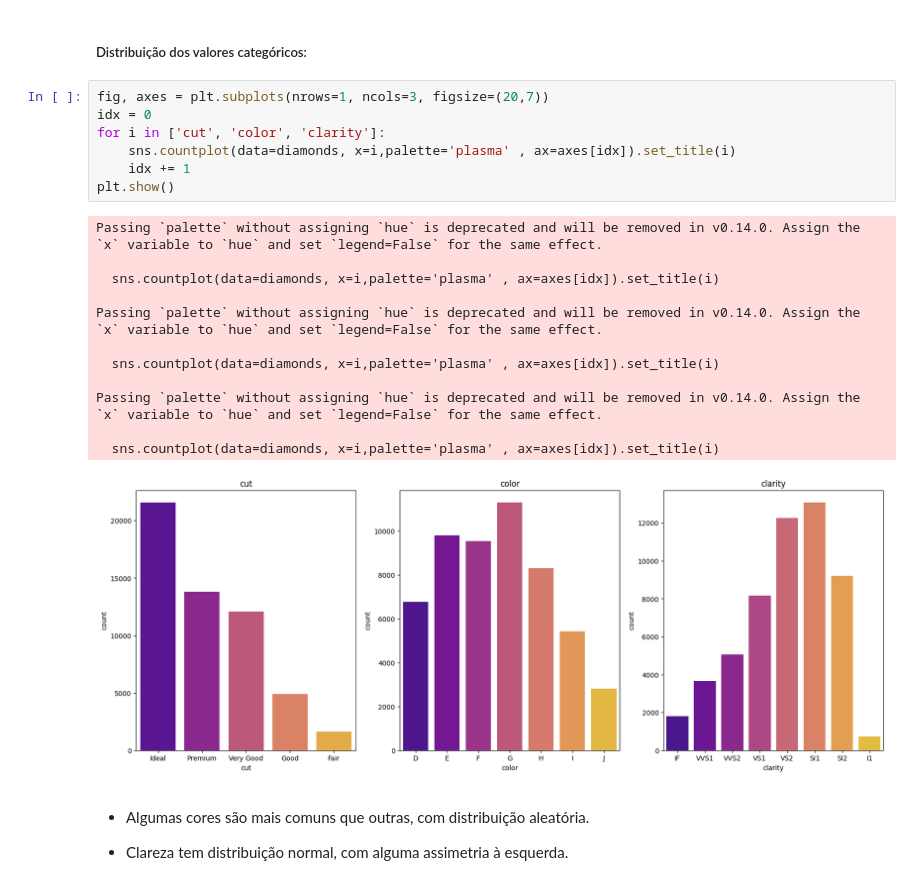
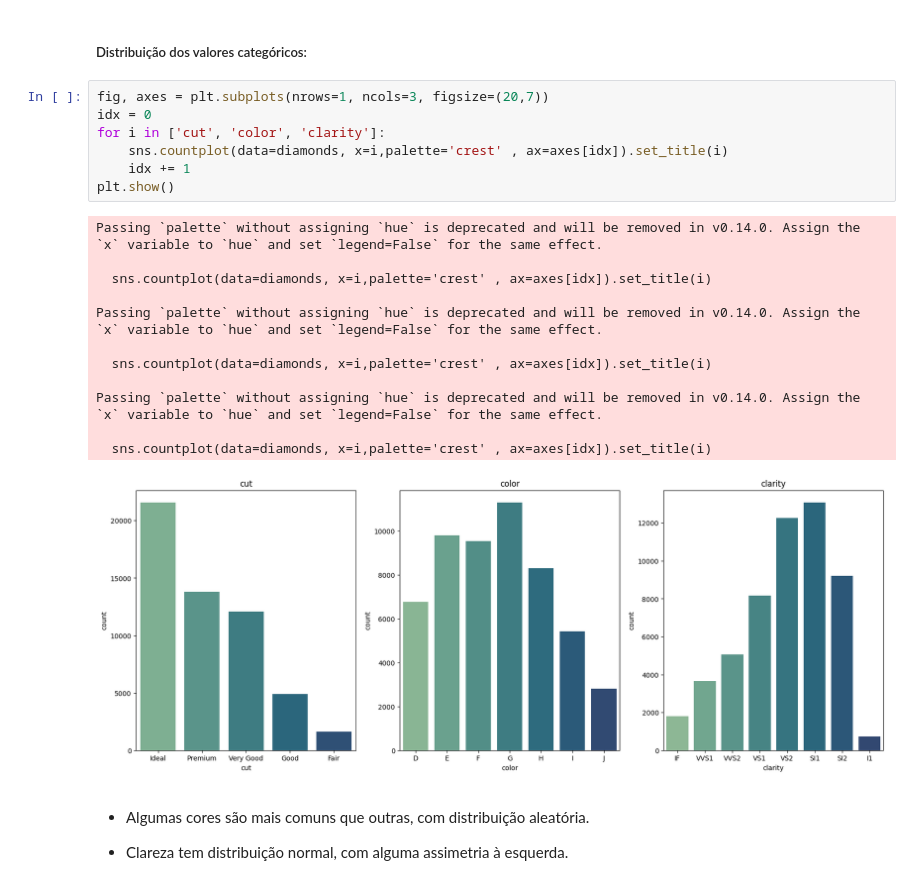
Before and after one commit to IIsteinII/ADA-E1, a Jupyter notebook: diamonds.ipynb, the cells around one changed output. Cells and saved outputs as stored; diff of their text form.

```diff
--- a/diamonds.ipynb
+++ b/diamonds.ipynb
@@ -188,23 +197,23 @@ As assimetrias tiveram a seguinte distribuição:
 # %%
 fig, axes = plt.subplots(nrows=1, ncols=3, figsize=(20,7))
 idx = 0
 for i in ['cut', 'color', 'clarity']:
-    sns.countplot(data=diamonds, x=i,palette='plasma' , ax=axes[idx]).set_title(i)
+    sns.countplot(data=diamonds, x=i,palette='crest' , ax=axes[idx]).set_title(i)
     idx += 1
 plt.show()
 # %% [output]
 Passing `palette` without assigning `hue` is deprecated and will be removed in v0.14.0. Assign the `x` variable to `hue` and set `legend=False` for the same effect.
 
-  sns.countplot(data=diamonds, x=i,palette='plasma' , ax=axes[idx]).set_title(i)
+  sns.countplot(data=diamonds, x=i,palette='crest' , ax=axes[idx]).set_title(i)
 
 Passing `palette` without assigning `hue` is deprecated and will be removed in v0.14.0. Assign the `x` variable to `hue` and set `legend=False` for the same effect.
 
-  sns.countplot(data=diamonds, x=i,palette='plasma' , ax=axes[idx]).set_title(i)
+  sns.countplot(data=diamonds, x=i,palette='crest' , ax=axes[idx]).set_title(i)
 
 Passing `palette` without assigning `hue` is deprecated and will be removed in v0.14.0. Assign the `x` variable to `hue` and set `legend=False` for the same effect.
 
-  sns.countplot(data=diamonds, x=i,palette='plasma' , ax=axes[idx]).set_title(i)
+  sns.countplot(data=diamonds, x=i,palette='crest' , ax=axes[idx]).set_title(i)
-[figure, old version]
+[figure, new version]
 # %% [markdown]
  - Algumas cores são mais comuns que outras, com distribuição aleatória.
 
```
Also changed, not shown: parts of 21 cells of this notebook.
